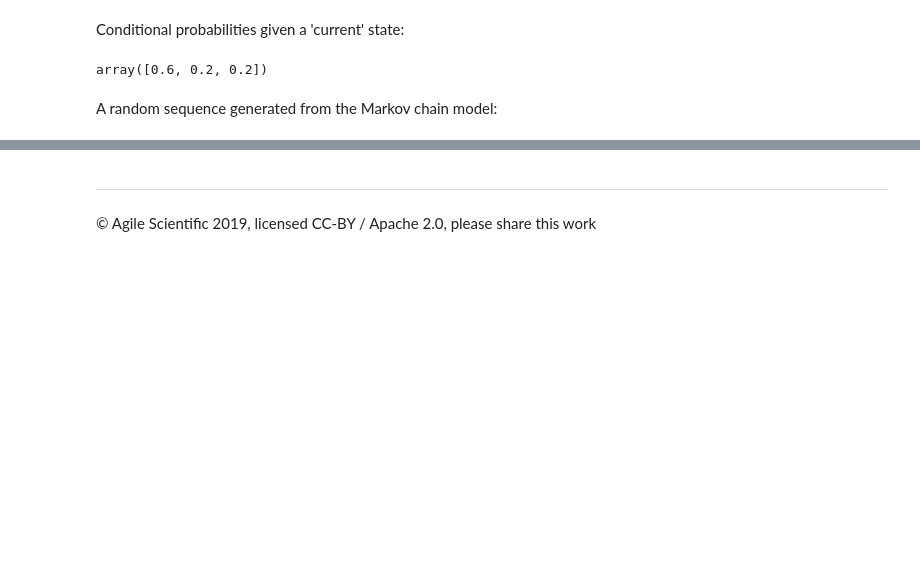
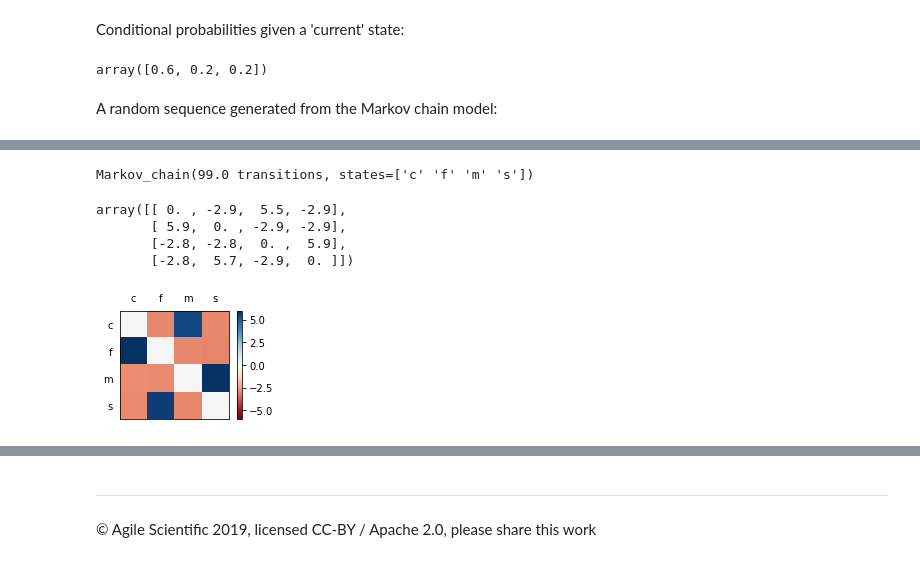
Before and after one commit to agilescientific/striplog, a Jupyter notebook: tutorial/Markov_chains.ipynb, the cells around one changed output, grey strips where cells are left out. Drawn from its saved outputs; the diff is of its cells as text; code cells hidden in the pictures; blank space fills up the shorter version.

```diff
--- a/tutorial/Markov_chains.ipynb
+++ b/tutorial/Markov_chains.ipynb
@@ -669,0 +691,18 @@ m.generate_states(12)
+# %%
+data = "msfcmsfcmsfcmsfcmsfcmsfcmsfcmsfcmsfcmsfcmsfcmsfcmsfcmsfcmsfcmsfcmsfcmsfcmsfcmsfcmsfcmsfcmsfcmsfcmsfc"
+# %%
+m = Markov_chain.from_sequence(data)
+m
+# %% [output]
+Markov_chain(99.0 transitions, states=['c' 'f' 'm' 's'])
+# %%
+m.normalized_difference
+# %% [output]
+array([[ 0. , -2.9,  5.5, -2.9],
+       [ 5.9,  0. , -2.9, -2.9],
+       [-2.8, -2.8,  0. ,  5.9],
+       [-2.8,  5.7, -2.9,  0. ]])
+# %%
+m.plot_norm_diff()
+# %% [output]
+[figure, added]
```
Also changed, not shown: parts of 39 cells of this notebook.
